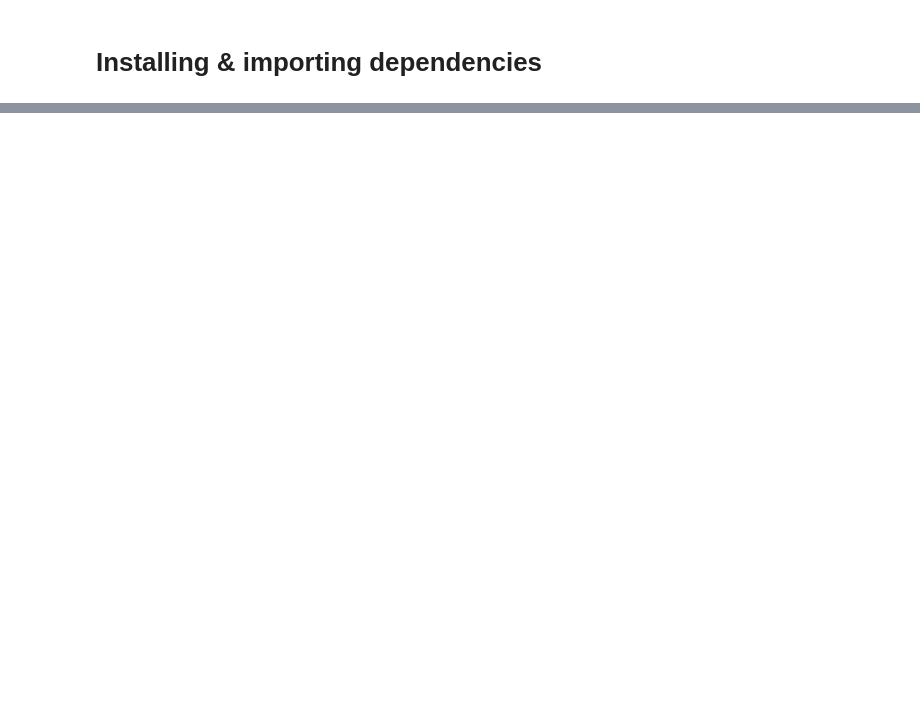
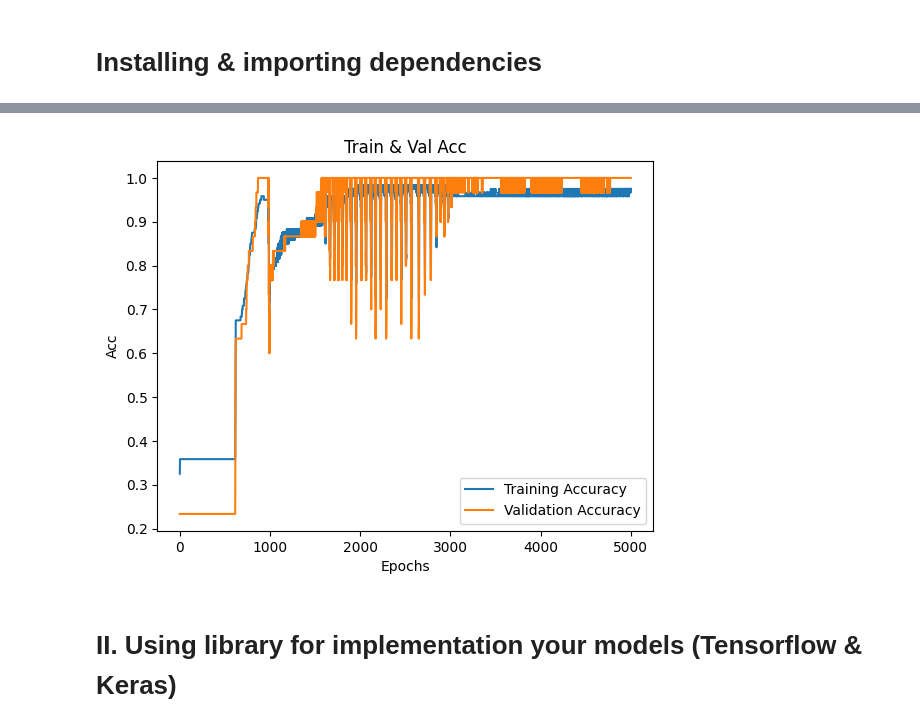
Before and after one commit to VolDonets/building_ML_models_course_materials, a Jupyter notebook: lab_works_2025_2026_2nd_sem/lab_1/lab_1_example_and_task.ipynb, the cells around one changed output, grey strips where cells are left out. Cells and saved outputs as stored; diff of their text form; code cells hidden in the pictures; blank space fills up the shorter version.

```diff
--- a/lab_works_2025_2026_2nd_sem/lab_1/lab_1_example_and_task.ipynb
+++ b/lab_works_2025_2026_2nd_sem/lab_1/lab_1_example_and_task.ipynb
@@ -48,0 +479,12 @@ So for this work you can:
+# %%
+plt.plot(epochs, train_acc_history, label="Training Accuracy")
+plt.plot(epochs, val_acc_history, label="Validation Accuracy")
+plt.title("Train & Val Acc")
+plt.xlabel("Epochs")
+plt.ylabel("Acc")
+plt.legend()
+plt.show()
+# %% [output]
+[figure, added]
+# %% [markdown]
+# II. Using library for implementation your models (Tensorflow & Keras)
```
Also changed, not shown: parts of 32 cells of this notebook, 1 other file.
